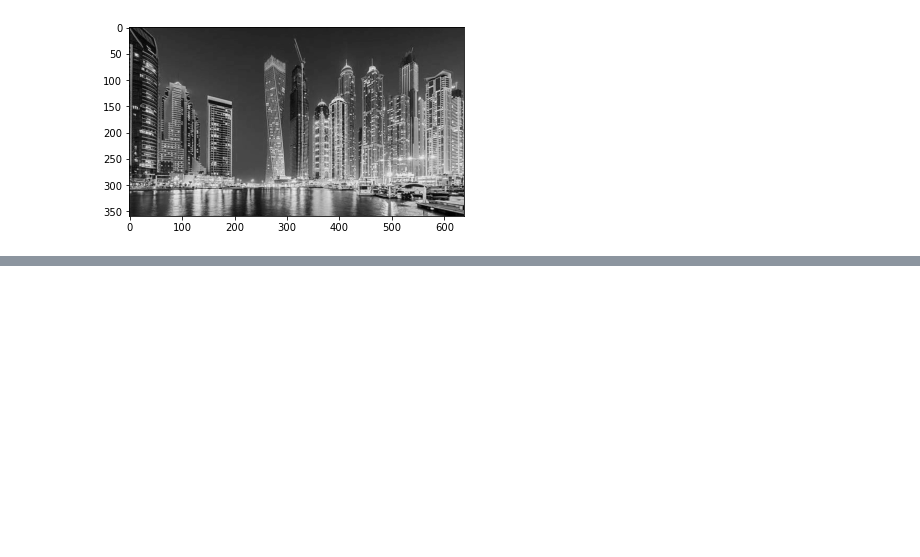
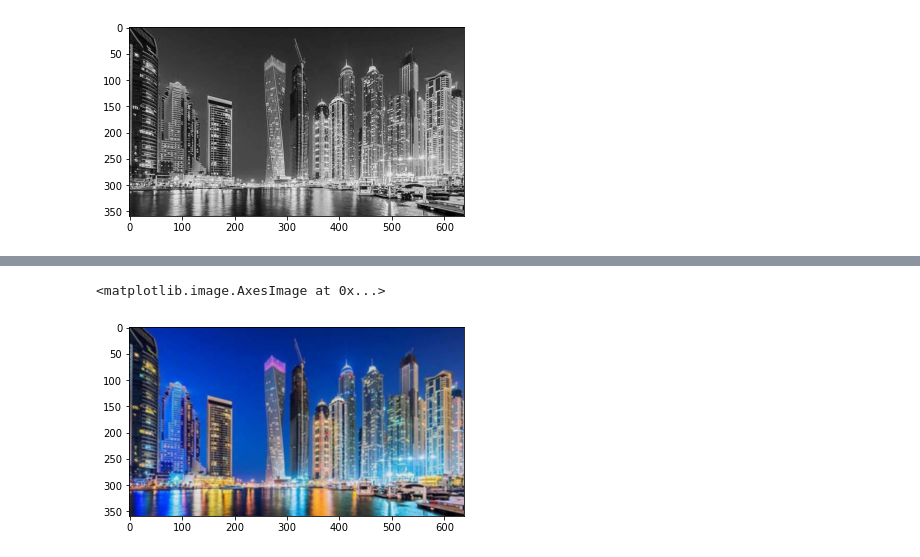
Before and after one commit to huiprobable/MATH473F22CSULB, a Jupyter notebook: Lectures/Lec11_Convolution.ipynb, the cells around one changed output, grey strips where cells are left out. Drawn from its saved outputs; the diff is of its cells as text; code cells hidden in the pictures; blank space fills up the shorter version.

```diff
--- a/Lectures/Lec11_Convolution.ipynb
+++ b/Lectures/Lec11_Convolution.ipynb
@@ -96,0 +137,5 @@ plt.imshow(nt_gray,cmap="gray")
+# %%
+plt.imshow(nt_rgb)
+# %% [output]
+<matplotlib.image.AxesImage at 0x...>
+[figure, added]
```
Also changed, not shown: parts of 9 cells of this notebook.
